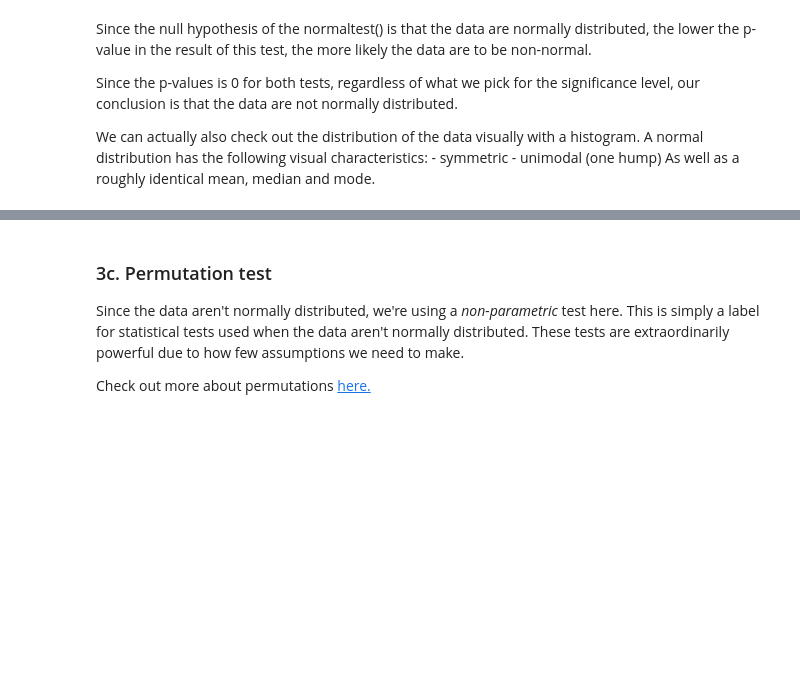
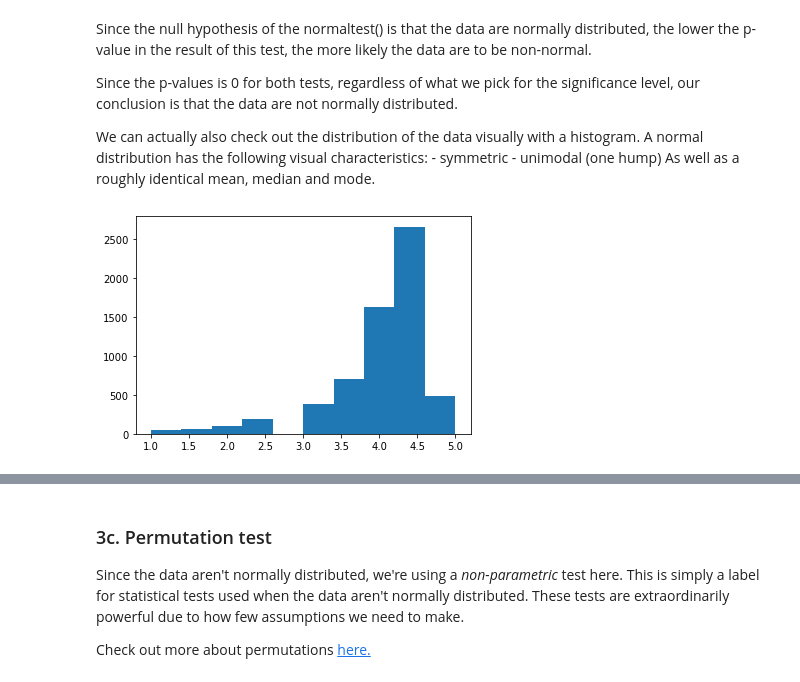
Before and after one commit to MarkClampitt/Springboard, a Jupyter notebook: App_Project/Project_Files/Springboard_Apps_project_Tier 2_Complete.ipynb, the cells around one changed output, grey strips where cells are left out. Drawn from its saved outputs; the diff is of its cells as text; code cells hidden in the pictures; blank space fills up the shorter version.

```diff
--- a/App_Project/Project_Files/Springboard_Apps_project_Tier 2_Complete.ipynb
+++ b/App_Project/Project_Files/Springboard_Apps_project_Tier 2_Complete.ipynb
@@ -348,6 +457,8 @@ As well as a roughly identical mean, median and mode.
 # %%
 # Create a histogram of the apple reviews distribution
 # You'll use the plt.hist() method here, and pass your apple data to it
-histoApple = plt.hist(_ _ _)
+histoApple = plt.hist(apple)
+# %% [output]
+[figure, added]
 # %%
 # Create a histogram of the google data
```
Also changed, not shown: parts of 34 cells of this notebook.
